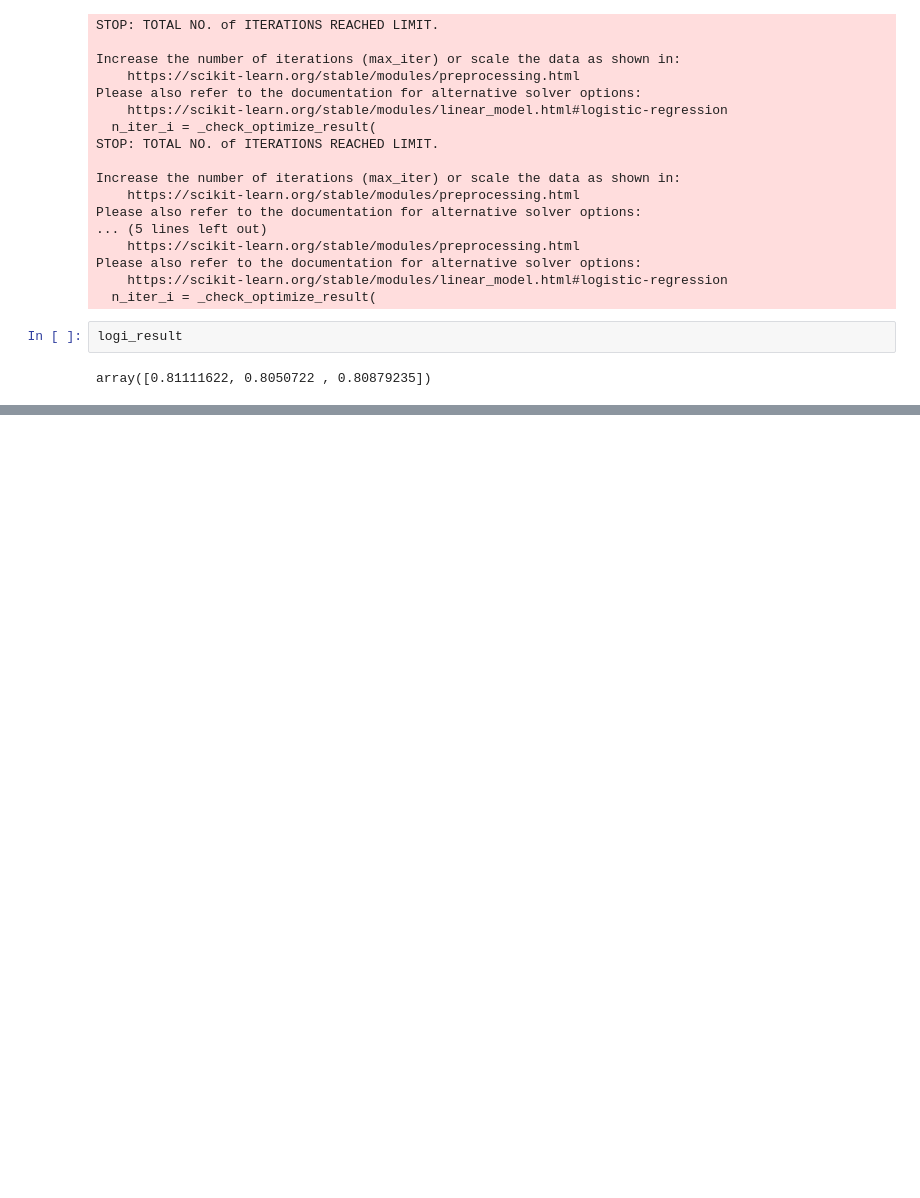
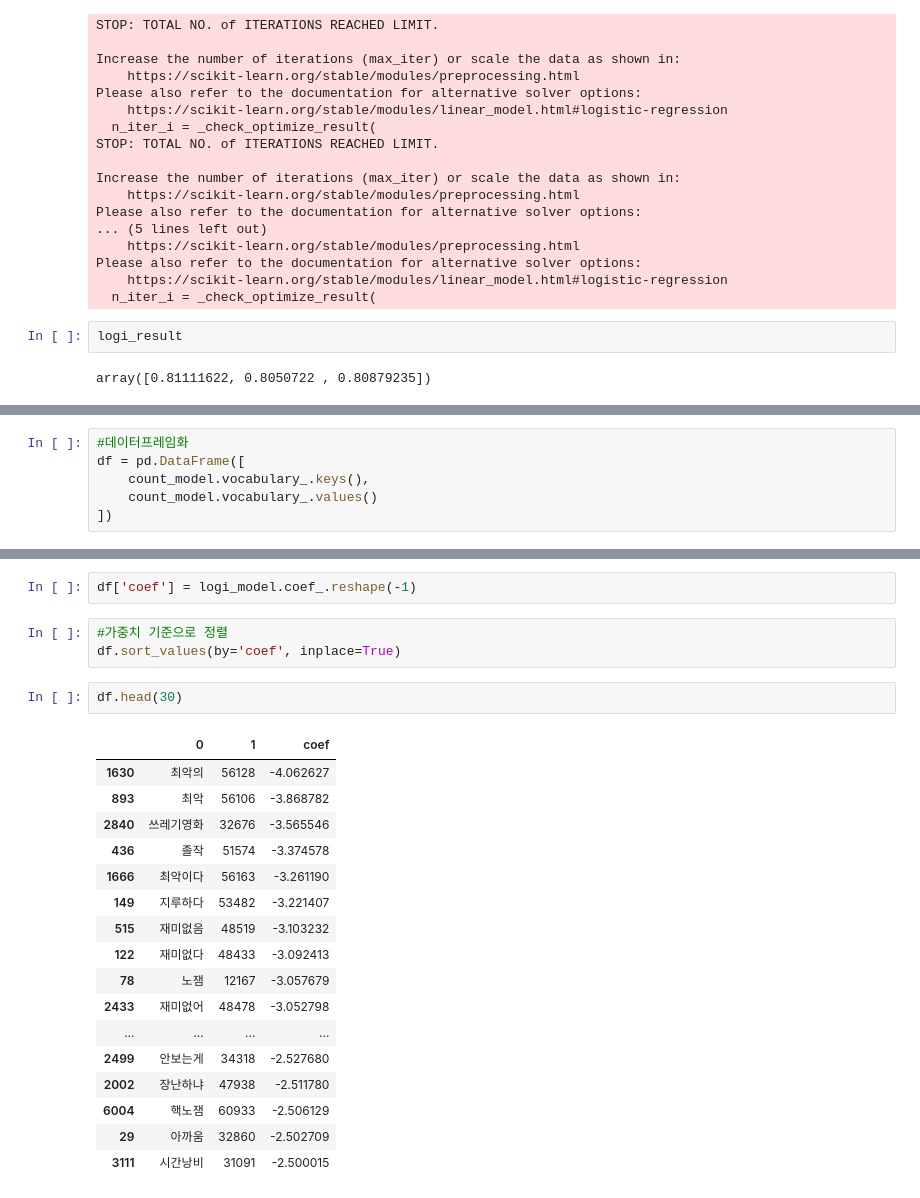
Before and after one commit to bellpe/machine-learning, a Jupyter notebook: ex08_네이버영화리뷰데이터.ipynb, the cells around one changed output, grey strips where cells are left out. Saved outputs shown, nothing was run; the diff lists cells and outputs as text; blank space fills up the shorter version.

```diff
--- a/ex08_네이버영화리뷰데이터.ipynb
+++ b/ex08_네이버영화리뷰데이터.ipynb
@@ -298,0 +436,6 @@ array([0.81111622, 0.8050722 , 0.80879235])
+# %%
+#데이터프레임화
+df = pd.DataFrame([
+    count_model.vocabulary_.keys(),
+    count_model.vocabulary_.values()
+])
@@ -298,0 +467,25 @@ array([0.81111622, 0.8050722 , 0.80879235])
+# %%
+df['coef'] = logi_model.coef_.reshape(-1)
+# %%
+#가중치 기준으로 정렬
+df.sort_values(by='coef', inplace=True)
+# %%
+df.head(30)
+# %% [output]
+|  | 0 | 1 | coef |
+| 1630 | 최악의 | 56128 | -4.062627 |
+| 893 | 최악 | 56106 | -3.868782 |
+| 2840 | 쓰레기영화 | 32676 | -3.565546 |
+| 436 | 졸작 | 51574 | -3.374578 |
+| 1666 | 최악이다 | 56163 | -3.261190 |
+| 149 | 지루하다 | 53482 | -3.221407 |
+| 515 | 재미없음 | 48519 | -3.103232 |
+| 122 | 재미없다 | 48433 | -3.092413 |
+| 78 | 노잼 | 12167 | -3.057679 |
+| 2433 | 재미없어 | 48478 | -3.052798 |
+| ... | ... | ... | ... |
+| 2499 | 안보는게 | 34318 | -2.527680 |
+| 2002 | 장난하냐 | 47938 | -2.511780 |
+| 6004 | 핵노잼 | 60933 | -2.506129 |
+| 29 | 아까움 | 32860 | -2.502709 |
+| 3111 | 시간낭비 | 31091 | -2.500015 |
```
Also changed, not shown: parts of 33 cells of this notebook.
